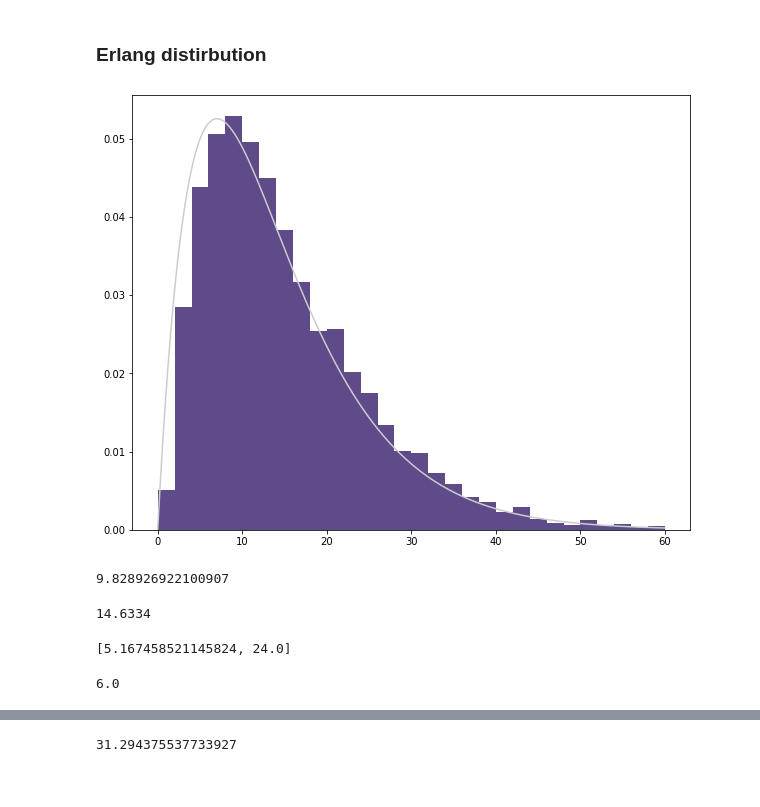
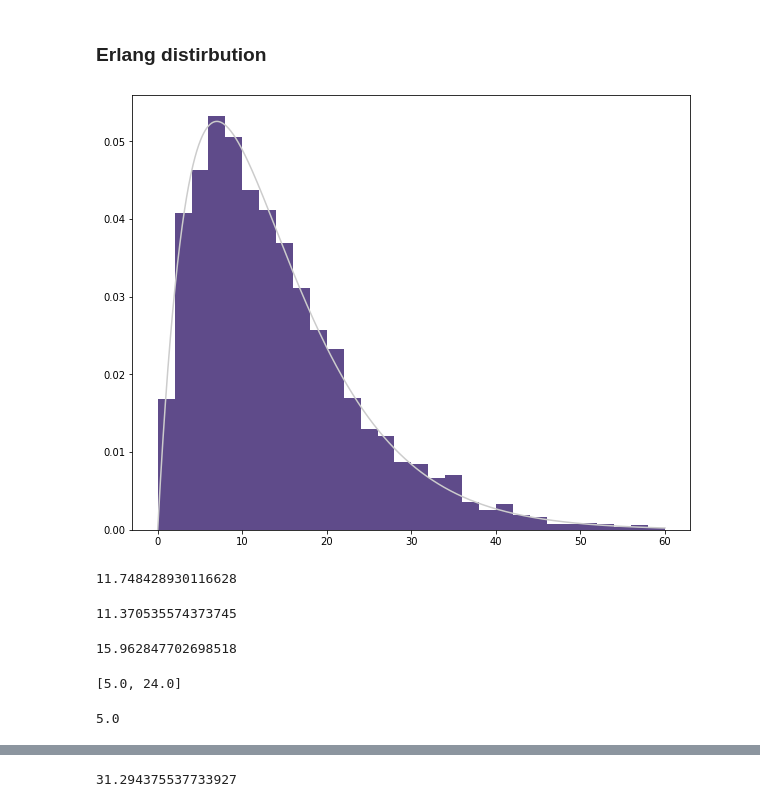
Before and after one commit to Yoyodyne-Data-Science/distribution-free-intervals, a Jupyter notebook: distribution free intervals.ipynb, the cells around one changed output, grey strips where cells are left out. Drawn from its saved outputs; the diff is of its cells as text; code cells hidden in the pictures.

```diff
--- a/distribution free intervals.ipynb
+++ b/distribution free intervals.ipynb
@@ -236,31 +221,35 @@ n_samples = 5000
 # %%
 xmax = 60
 binstep = 2
-erlang_samp = np.ceil(st.erlang.rvs(size = n_samples , a= k, scale = lmbd))
+erlang_samp = st.erlang.rvs(size = n_samples , a= k, scale = lmbd)
 x = np.arange(0, xmax, 0.001)
 y = st.erlang.pdf(x, a= k, scale = lmbd)
 fig, ax = plt.subplots(figsize = [10,8])
 ax.hist(erlang_samp, density = 1, bins = np.arange(0,xmax+binstep, binstep), color = nice_purple)
 ax.plot(x,y, color = [0.8, 0.8, 0.8])
 plt.show()
 # %% [output]
-[figure, old version]
+[figure, new version]
+# %%
+st.erlang.ppf(0.5, a= k, scale = lmbd)
+# %% [output]
+11.748428930116628
 # %%
 np.std(erlang_samp)
 # %% [output]
-9.828926922100907
+11.370535574373745
 # %%
 np.mean(erlang_samp)
 # %% [output]
-14.6334
+15.962847702698518
 # %%
 two_sided_interp_tol_intrvls(0.68, erlang_samp, 0.95)
 # %% [output]
-[5.167458521145824, 24.0]
+[5.0, 24.0]
 # %%
 np.quantile(erlang_samp, 0.16)
 # %% [output]
-6.0
+5.0
 # %%
 np.quantile(erlang_samp, 0.84)
 # %% [output]
```
Also changed, not shown: parts of 6 cells of this notebook.
